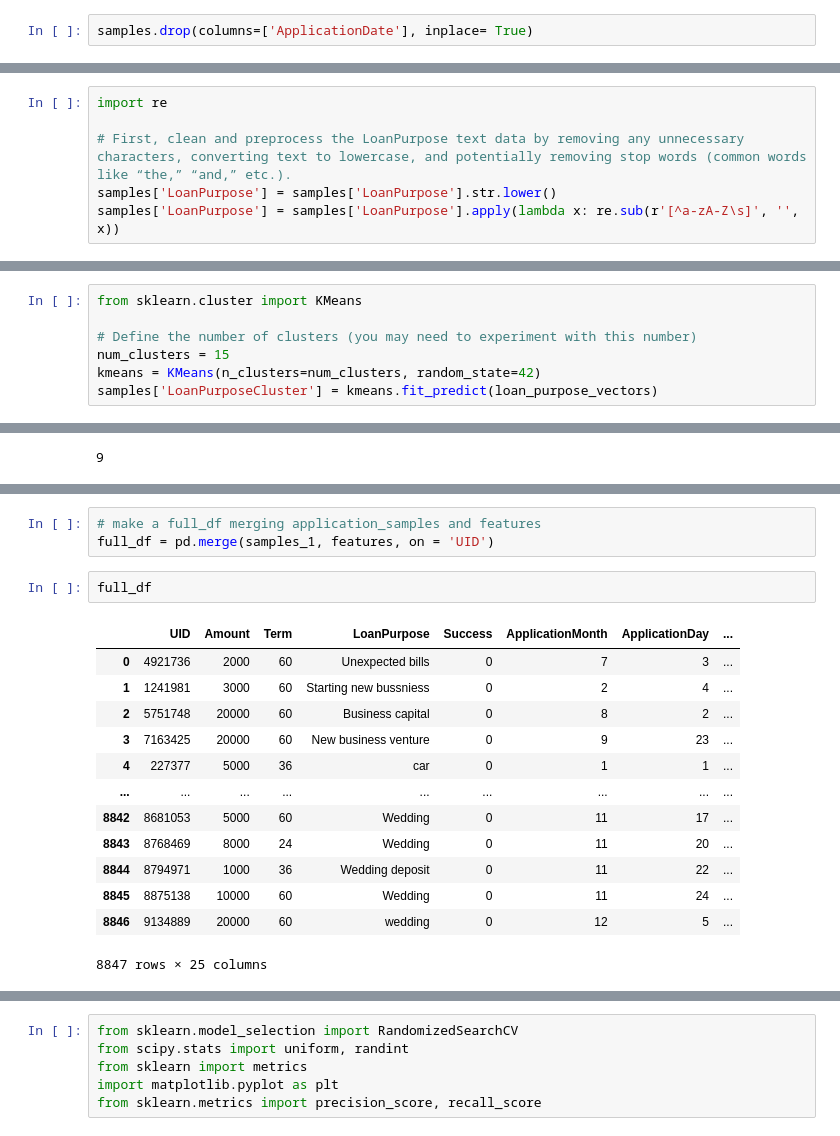
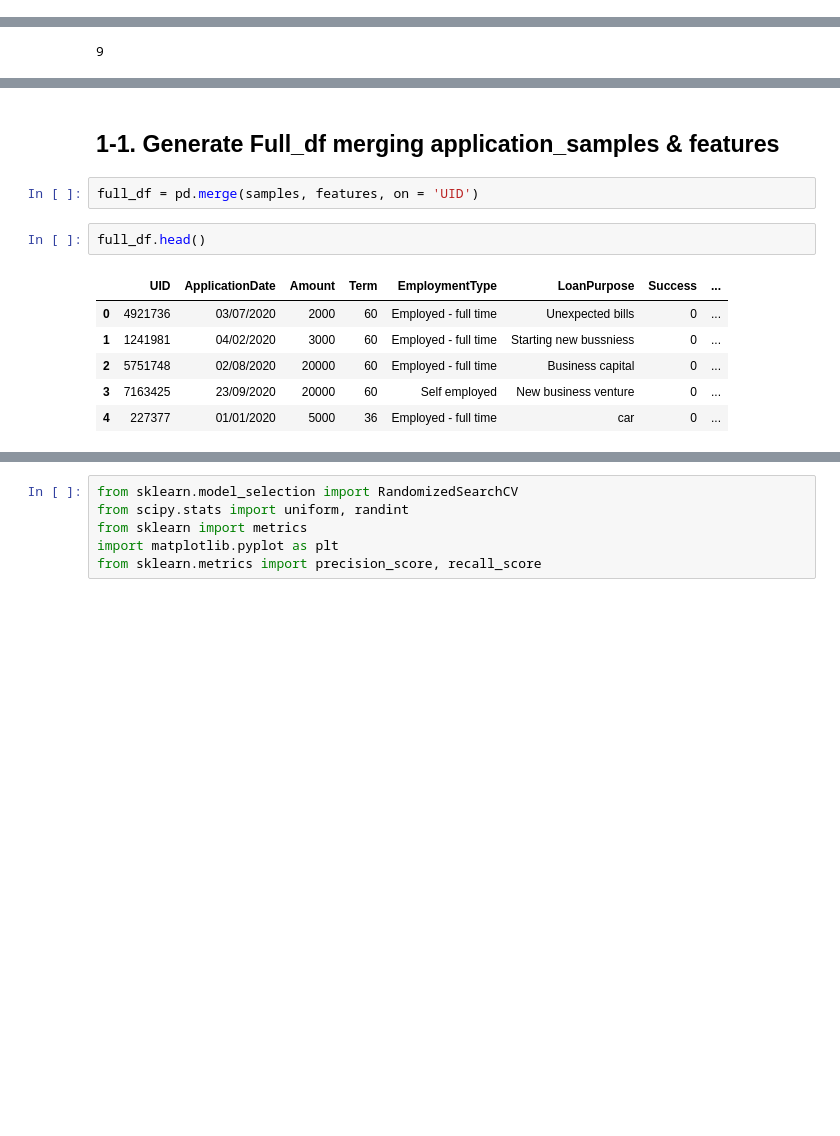
Before and after one commit to katieminjoo/Data_Engineering, a Jupyter notebook: Classification_task/Classification.ipynb, the cells around one changed output, grey strips where cells are left out. Cells and saved outputs as stored; diff of their text form; blank space fills up the shorter version.

```diff
--- a/Classification_task/Classification.ipynb
+++ b/Classification_task/Classification.ipynb
@@ -92,2 +68,0 @@ samples['DaysSinceApplication'] = (current_date - samples['ApplicationDate']).dt
-# %%
-samples.drop(columns=['ApplicationDate'], inplace= True)
@@ -153,6 +68,0 @@ Name: LoanPurpose, dtype: int64
-# %%
-import re
-
-# First, clean and preprocess the LoanPurpose text data by removing any unnecessary characters, converting text to lowercase, and potentially removing stop words (common words like “the,” “and,” etc.).
-samples['LoanPurpose'] = samples['LoanPurpose'].str.lower()
-samples['LoanPurpose'] = samples['LoanPurpose'].apply(lambda x: re.sub(r'[^a-zA-Z\s]', '', x))
@@ -165,7 +68,0 @@ loan_purpose_vectors = vectorizer.fit_transform(samples['LoanPurpose'])
-# %%
-from sklearn.cluster import KMeans
-
-# Define the number of clusters (you may need to experiment with this number)
-num_clusters = 15
-kmeans = KMeans(n_clusters=num_clusters, random_state=42)
-samples['LoanPurposeCluster'] = kmeans.fit_predict(loan_purpose_vectors)
@@ -275,22 +113,16 @@ features
+# %% [markdown]
+## 1-1. Generate Full_df merging application_samples & features
 # %%
-# make a full_df merging application_samples and features
-full_df = pd.merge(samples_1, features, on = 'UID')
+full_df = pd.merge(samples, features, on = 'UID')
 # %%
-full_df
+full_df.head()
 # %% [output]
-|  | UID | Amount | Term | LoanPurpose | Success | ApplicationMonth | ApplicationDay | ... |
-| 0 | 4921736 | 2000 | 60 | Unexpected bills | 0 | 7 | 3 | ... |
-| 1 | 1241981 | 3000 | 60 | Starting new bussniess | 0 | 2 | 4 | ... |
-| 2 | 5751748 | 20000 | 60 | Business capital | 0 | 8 | 2 | ... |
-| 3 | 7163425 | 20000 | 60 | New business venture | 0 | 9 | 23 | ... |
-| 4 | 227377 | 5000 | 36 | car | 0 | 1 | 1 | ... |
-| ... | ... | ... | ... | ... | ... | ... | ... | ... |
-| 8842 | 8681053 | 5000 | 60 | Wedding | 0 | 11 | 17 | ... |
-| 8843 | 8768469 | 8000 | 24 | Wedding | 0 | 11 | 20 | ... |
-| 8844 | 8794971 | 1000 | 36 | Wedding deposit | 0 | 11 | 22 | ... |
-| 8845 | 8875138 | 10000 | 60 | Wedding | 0 | 11 | 24 | ... |
-| 8846 | 9134889 | 20000 | 60 | wedding | 0 | 12 | 5 | ... |
+|  | UID | ApplicationDate | Amount | Term | EmploymentType | LoanPurpose | Success | ... |
+| 0 | 4921736 | 03/07/2020 | 2000 | 60 | Employed - full time | Unexpected bills | 0 | ... |
+| 1 | 1241981 | 04/02/2020 | 3000 | 60 | Employed - full time | Starting new bussniess | 0 | ... |
+| 2 | 5751748 | 02/08/2020 | 20000 | 60 | Employed - full time | Business capital | 0 | ... |
+| 3 | 7163425 | 23/09/2020 | 20000 | 60 | Self employed | New business venture | 0 | ... |
+| 4 | 227377 | 01/01/2020 | 5000 | 36 | Employed - full time | car | 0 | ... |
-8847 rows × 25 columns
 # %%
 full_df.info()
 # %% [output]
```
Also changed, not shown: parts of 119 cells of this notebook.
